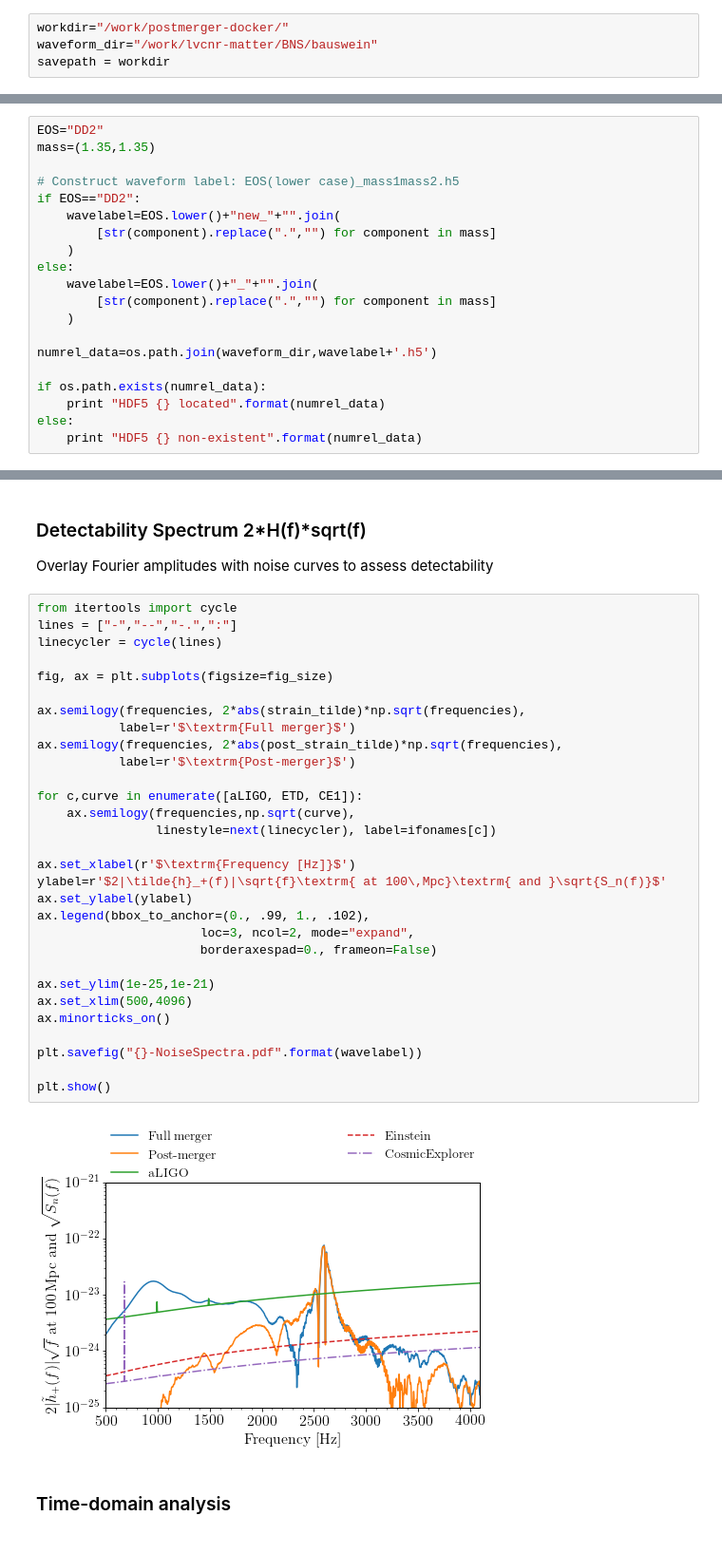
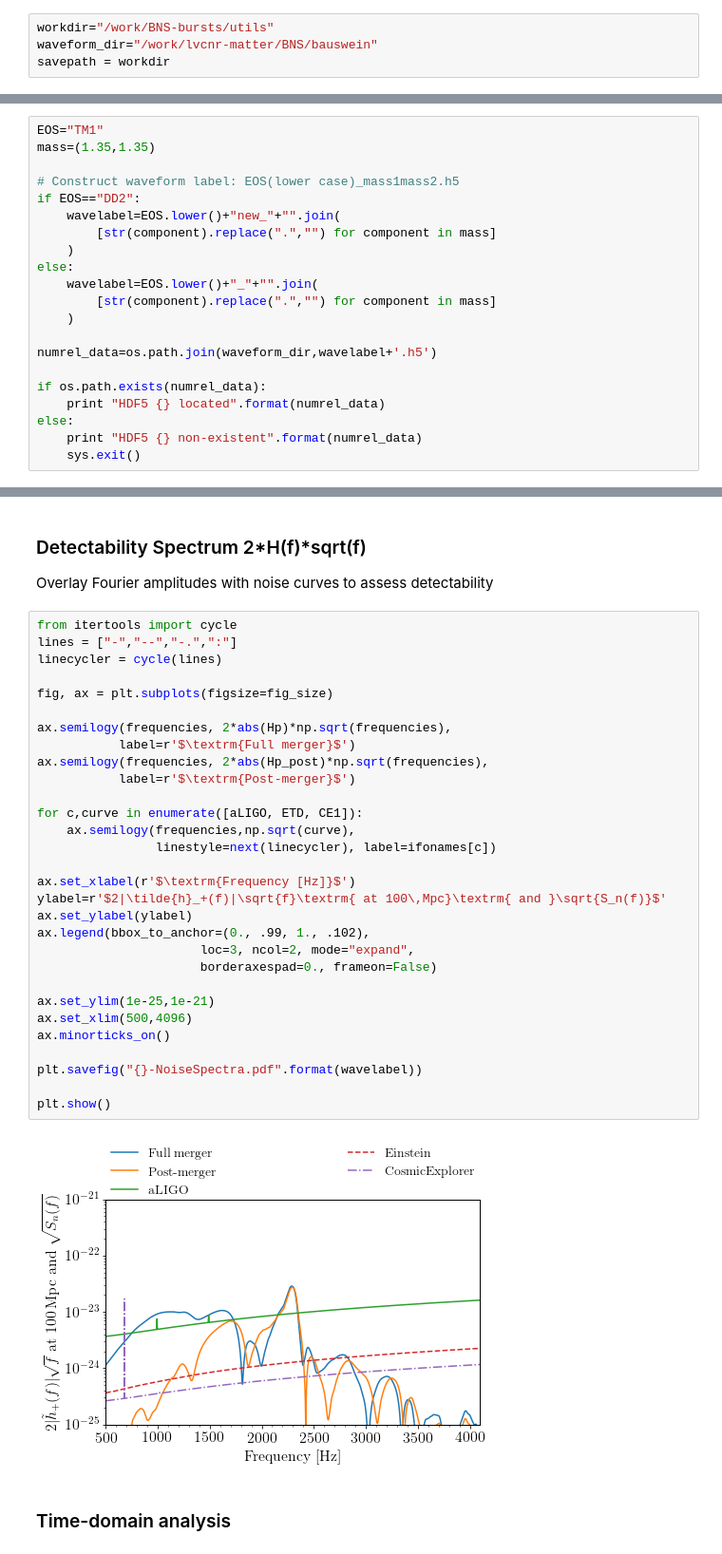
Before and after one commit to BNS-bursts/utils, a Jupyter notebook: bns-bursts.ipynb, the cells around one changed output, grey strips where cells are left out. Shown at 95% size. Drawn from its saved outputs; the diff is of its cells as text.

```diff
--- a/bns-bursts.ipynb
+++ b/bns-bursts.ipynb
@@ -57,7 +57,7 @@ def touchbox(ax):
 ### Notebook configuration
 working & save directories, filenames etc
 # %%
-workdir="/work/postmerger-docker/"
+workdir="/work/BNS-bursts/utils"
 waveform_dir="/work/lvcnr-matter/BNS/bauswein"
 savepath = workdir
 # %% [markdown]
@@ -72,7 +72,7 @@ ifonames=[r'$\mathrm{aLIGO}$',r'$\mathrm{Einstein}$', r'$\mathrm{Cosmic Explorer
 Choice of waveform (filename), EOS, masses, ...
 Note that the name convention below only applies to Bauswein waveforms; we'll need a different routine for Trento/Frankfurt
 # %%
-EOS="DD2"
+EOS="TM1"
 mass=(1.35,1.35)
 
 # Construct waveform label: EOS(lower case)_mass1mass2.h5
@@ -91,4 +91,5 @@ if os.path.exists(numrel_data):
     print "HDF5 {} located".format(numrel_data)
 else:
     print "HDF5 {} non-existent".format(numrel_data)
+    sys.exit()
 # %% [output]
@@ -325,35 +296,35 @@ Overlay Fourier amplitudes with noise curves to assess detectability
 # %%
 from itertools import cycle
 lines = ["-","--","-.",":"]
 linecycler = cycle(lines)
 
 fig, ax = plt.subplots(figsize=fig_size)
 
-ax.semilogy(frequencies, 2*abs(strain_tilde)*np.sqrt(frequencies),
+ax.semilogy(frequencies, 2*abs(Hp)*np.sqrt(frequencies),
            label=r'$\textrm{Full merger}$')
-ax.semilogy(frequencies, 2*abs(post_strain_tilde)*np.sqrt(frequencies),
+ax.semilogy(frequencies, 2*abs(Hp_post)*np.sqrt(frequencies),
            label=r'$\textrm{Post-merger}$')
 
 for c,curve in enumerate([aLIGO, ETD, CE1]):
     ax.semilogy(frequencies,np.sqrt(curve),
                 linestyle=next(linecycler), label=ifonames[c])
 
 ax.set_xlabel(r'$\textrm{Frequency [Hz]}$')
 ylabel=r'$2|\tilde{h}_+(f)|\sqrt{f}\textrm{ at 100\,Mpc}\textrm{ and }\sqrt{S_n(f)}$'
 ax.set_ylabel(ylabel)
 ax.legend(bbox_to_anchor=(0., .99, 1., .102),
                       loc=3, ncol=2, mode="expand",
                       borderaxespad=0., frameon=False)
 
 ax.set_ylim(1e-25,1e-21)
 ax.set_xlim(500,4096)
 ax.minorticks_on()
 
 plt.savefig("{}-NoiseSpectra.pdf".format(wavelabel))
 
 plt.show()
 # %% [output]
-[figure, old version]
+[figure, new version]
 # %% [markdown]
 ### Time-domain analysis
 # %% [markdown]
```
Also changed, not shown: parts of 10 cells of this notebook, 1 other file.
